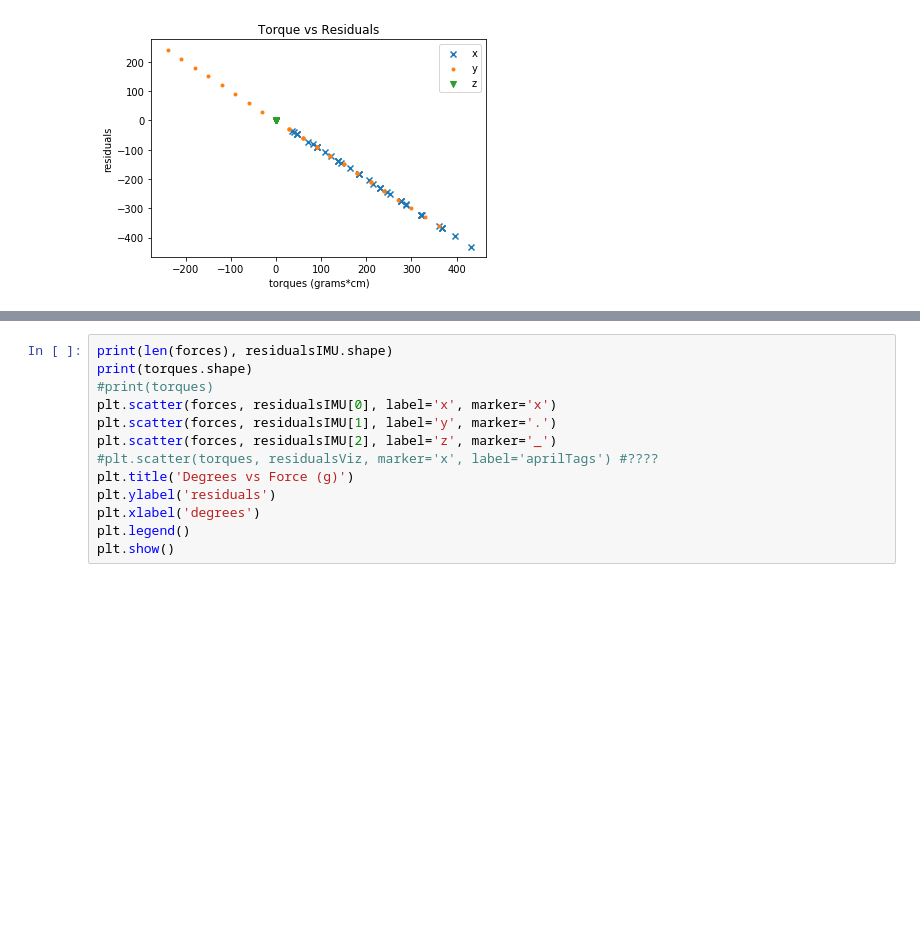
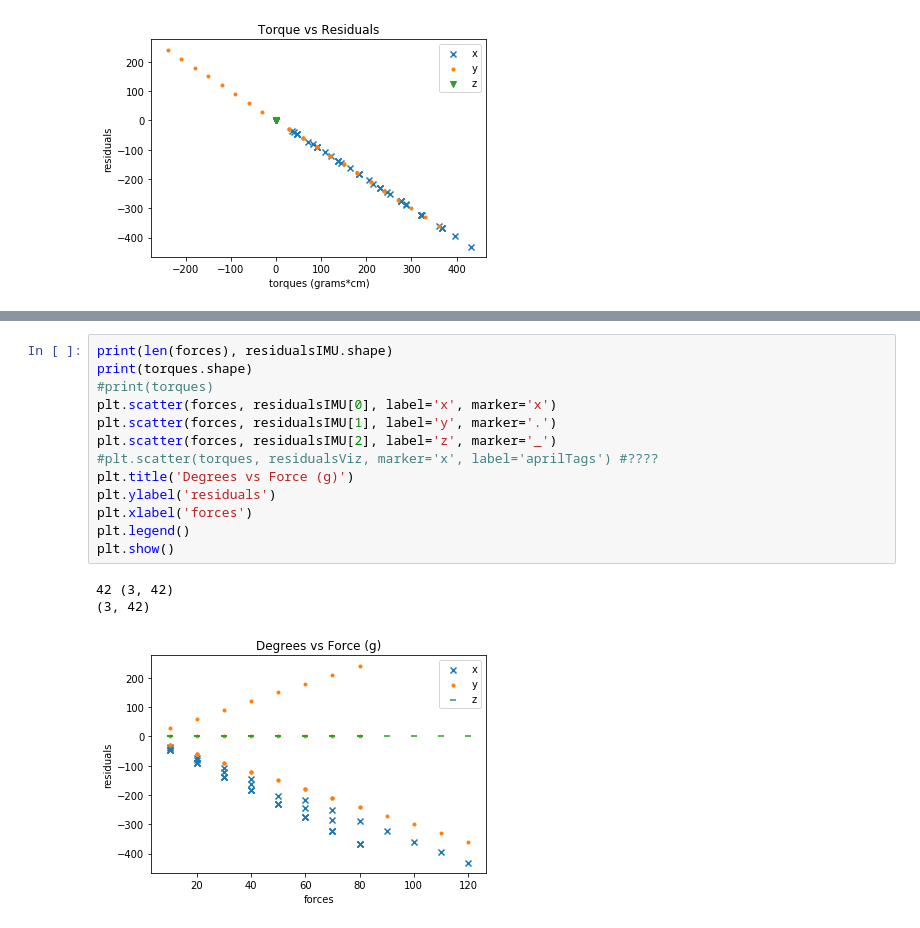
Before and after one commit to nouyang/howe299r, a Jupyter notebook: Experiments/26Mar2018/residuals.ipynb, the cells around one changed output, grey strips where cells are left out. Saved outputs shown, nothing was run; the diff lists cells and outputs as text; blank space fills up the shorter version.

```diff
--- a/Experiments/26Mar2018/residuals.ipynb
+++ b/Experiments/26Mar2018/residuals.ipynb
@@ -133,13 +133,17 @@ plt.show()
 # %%
 print(len(forces), residualsIMU.shape)
 print(torques.shape)
 #print(torques)
 plt.scatter(forces, residualsIMU[0], label='x', marker='x')
 plt.scatter(forces, residualsIMU[1], label='y', marker='.')
 plt.scatter(forces, residualsIMU[2], label='z', marker='_')
 #plt.scatter(torques, residualsViz, marker='x', label='aprilTags') #????
 plt.title('Degrees vs Force (g)')
 plt.ylabel('residuals')
-plt.xlabel('degrees')
+plt.xlabel('forces')
 plt.legend()
 plt.show()
+# %% [output]
+42 (3, 42)
+(3, 42)
+[figure, added]
```
Also changed, not shown: parts of 1 cell of this notebook, 8 other files.
